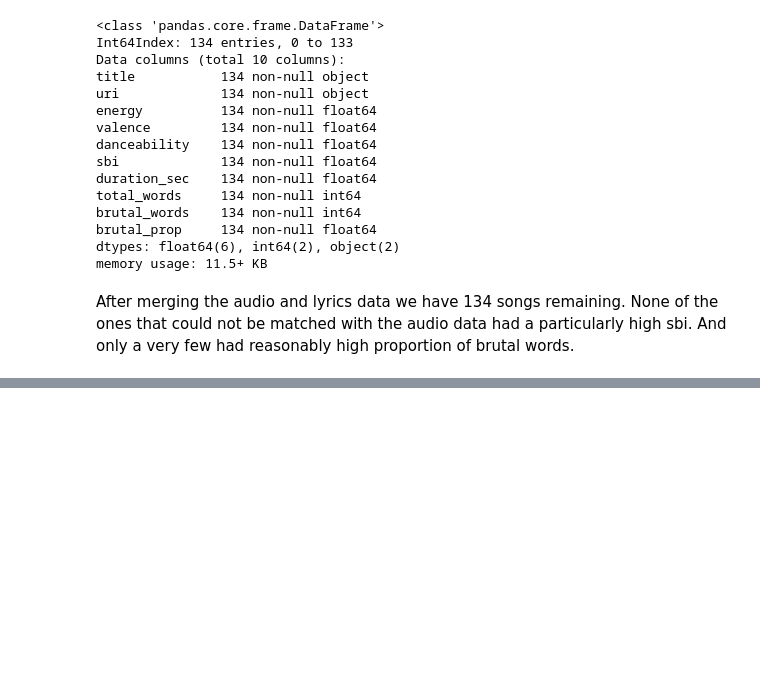
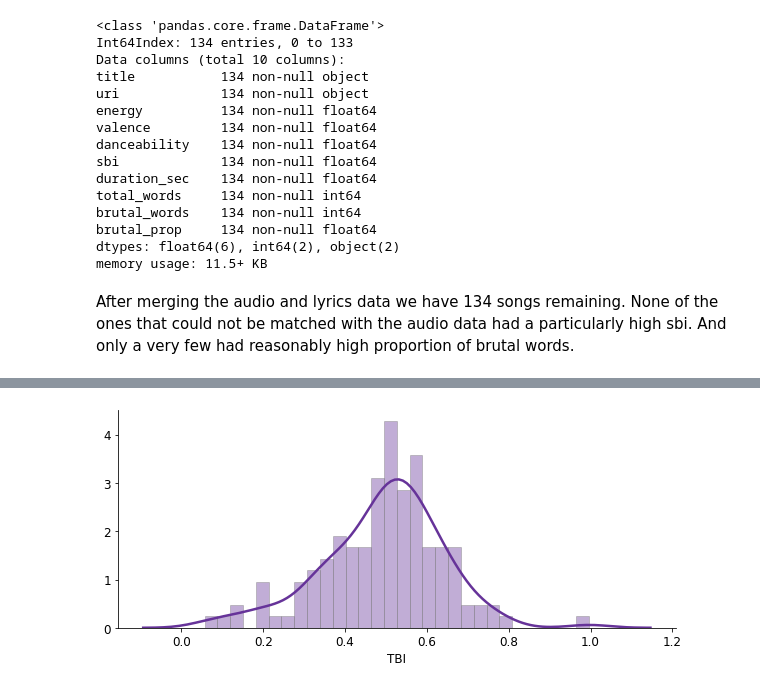
Before and after one commit to rbuerki/most-brutal-cannibal-corpse, a Jupyter notebook: 2-Text-Analysis-Lyrics.ipynb, the cells around one changed output, grey strips where cells are left out. Drawn from its saved outputs; the diff is of its cells as text; code cells hidden in the pictures; blank space fills up the shorter version.

```diff
--- a/2-Text-Analysis-Lyrics.ipynb
+++ b/2-Text-Analysis-Lyrics.ipynb
@@ -447,0 +493,8 @@ LBI HAS TO BE NORMALIZED???, SBI TOO???
+# %%
+song_data['TBI'] = (song_data['sbi'] * 0.5) + (song_data['lbi'] * 0.5)
+# %%
+# Visualize distribution of lbi and sbi AFTER normalization
+fig, ax = plt.subplots(figsize=(10,4))
+sns.distplot(song_data['TBI'], color='rebeccapurple', bins=30, label='TBI', hist_kws={'edgecolor': 'grey'});
+# %% [output]
+[figure, added]
```
Also changed, not shown: parts of 19 cells of this notebook.
